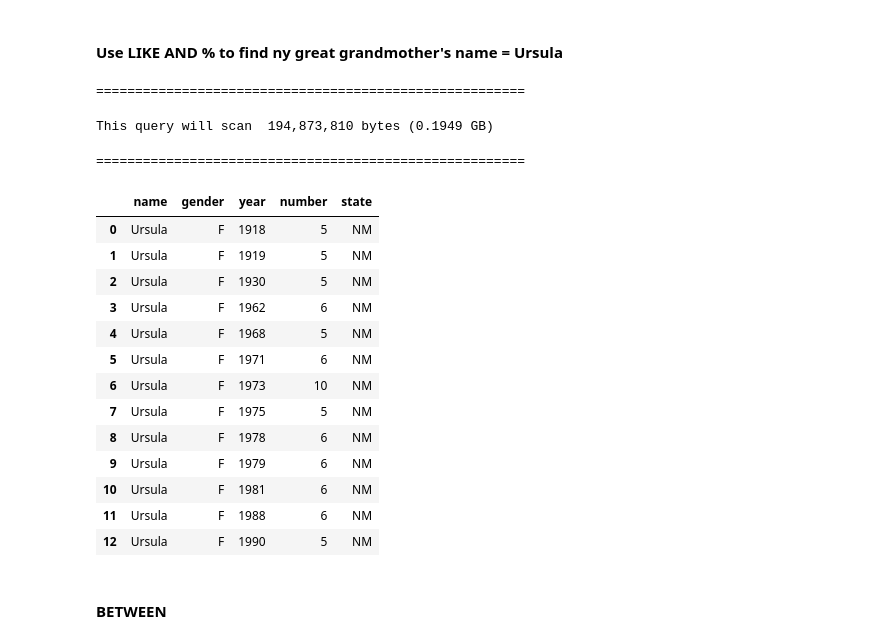
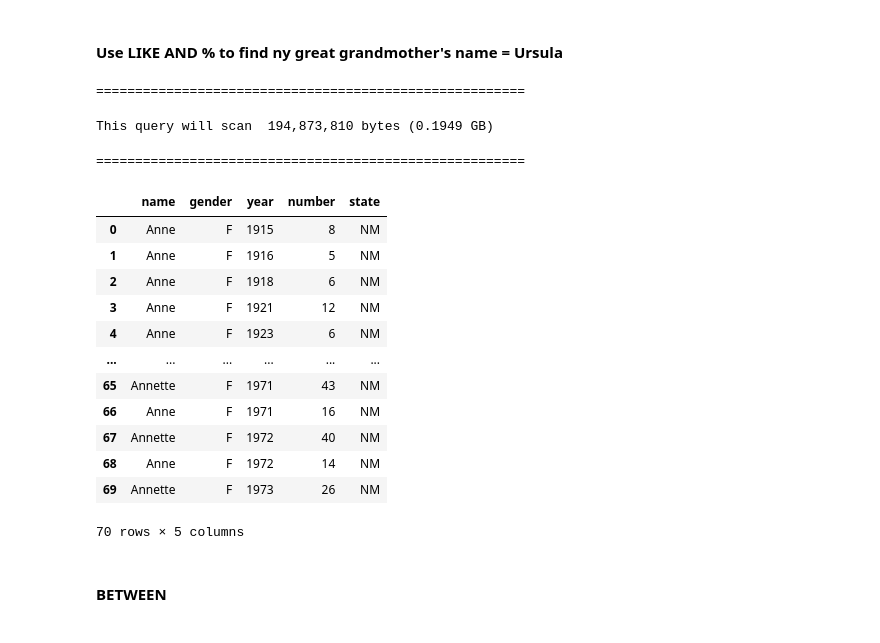
Before and after one commit to cyeef/Data-Science-Portfolio-C21-, a Jupyter notebook: Projects/Project-3/SQL.2-BQ.project.template.ipynb, the cells around one changed output. Saved outputs shown, nothing was run; the diff lists cells and outputs as text; code cells hidden in the pictures.

```diff
--- a/Projects/Project-3/SQL.2-BQ.project.template.ipynb
+++ b/Projects/Project-3/SQL.2-BQ.project.template.ipynb
@@ -229,33 +250,32 @@ This query will scan  194,873,810 bytes (0.1949 GB)
 # %%
 query = """
     SELECT name, gender, year, number, state
     FROM `bigquery-public-data.usa_names.usa_1910_current`
-    WHERE name LIKE 'Ursula%' AND state = 'NM'
-    LIMIT 30
+    WHERE name LIKE 'Anne%' AND state = 'NM'
+    LIMIT 70
 """
 print("="*55)
 dry_run(query)
 df = run_sql(query)
 print("="*55)
 df
 # %% [output]
 =======================================================
 This query will scan  194,873,810 bytes (0.1949 GB)
 =======================================================
 |  | name | gender | year | number | state |
-| 0 | Ursula | F | 1918 | 5 | NM |
-| 1 | Ursula | F | 1919 | 5 | NM |
-| 2 | Ursula | F | 1930 | 5 | NM |
-| 3 | Ursula | F | 1962 | 6 | NM |
-| 4 | Ursula | F | 1968 | 5 | NM |
-| 5 | Ursula | F | 1971 | 6 | NM |
-| 6 | Ursula | F | 1973 | 10 | NM |
-| 7 | Ursula | F | 1975 | 5 | NM |
-| 8 | Ursula | F | 1978 | 6 | NM |
-| 9 | Ursula | F | 1979 | 6 | NM |
-| 10 | Ursula | F | 1981 | 6 | NM |
-| 11 | Ursula | F | 1988 | 6 | NM |
-| 12 | Ursula | F | 1990 | 5 | NM |
+| 0 | Anne | F | 1915 | 8 | NM |
+| 1 | Anne | F | 1916 | 5 | NM |
+| 2 | Anne | F | 1918 | 6 | NM |
+| 3 | Anne | F | 1921 | 12 | NM |
+| 4 | Anne | F | 1923 | 6 | NM |
+| ... | ... | ... | ... | ... | ... |
+| 65 | Annette | F | 1971 | 43 | NM |
+| 66 | Anne | F | 1971 | 16 | NM |
+| 67 | Annette | F | 1972 | 40 | NM |
+| 68 | Anne | F | 1972 | 14 | NM |
+| 69 | Annette | F | 1973 | 26 | NM |
+70 rows × 5 columns
 # %% [markdown]
 #### BETWEEN
 # %% [markdown]
```
Also changed, not shown: parts of 4 cells of this notebook.
